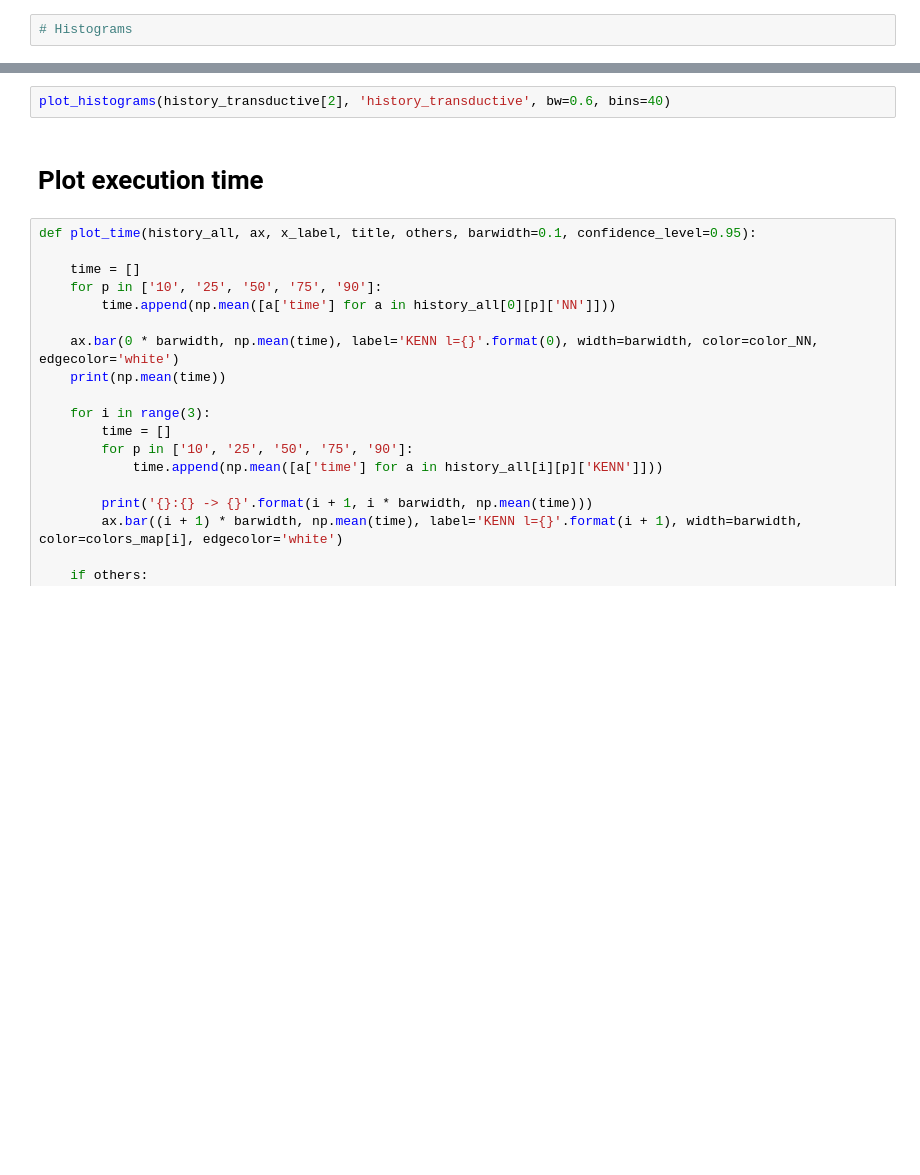
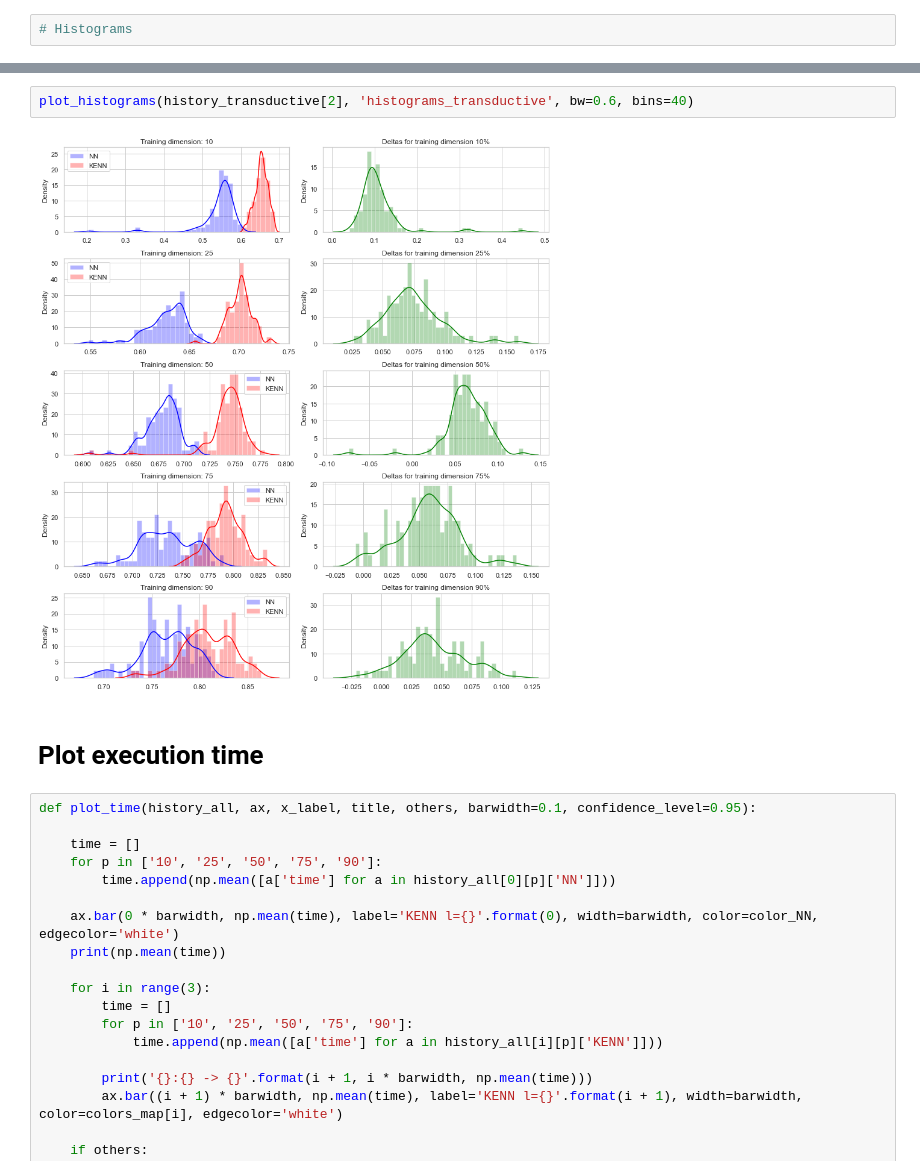
Before and after one commit to rmazzier/KENN-Citeseer-Experiments, a Jupyter notebook: final_results.ipynb, the cells around one changed output, grey strips where cells are left out. Drawn from its saved outputs; the diff is of its cells as text; blank space fills up the shorter version.

```diff
--- a/final_results.ipynb
+++ b/final_results.ipynb
@@ -157,5 +202,7 @@ plot_histograms(history_inductive[2], 'history_inductive', bw=0.6, bins=40)
 # %%
-plot_histograms(history_transductive[2], 'history_transductive', bw=0.6, bins=40)
+plot_histograms(history_transductive[2], 'histograms_transductive', bw=0.6, bins=40)
+# %% [output]
+[figure, added]
 # %% [markdown]
 # Plot execution time
 # %%
```
Also changed, not shown: parts of 8 cells of this notebook, 6 other files.
